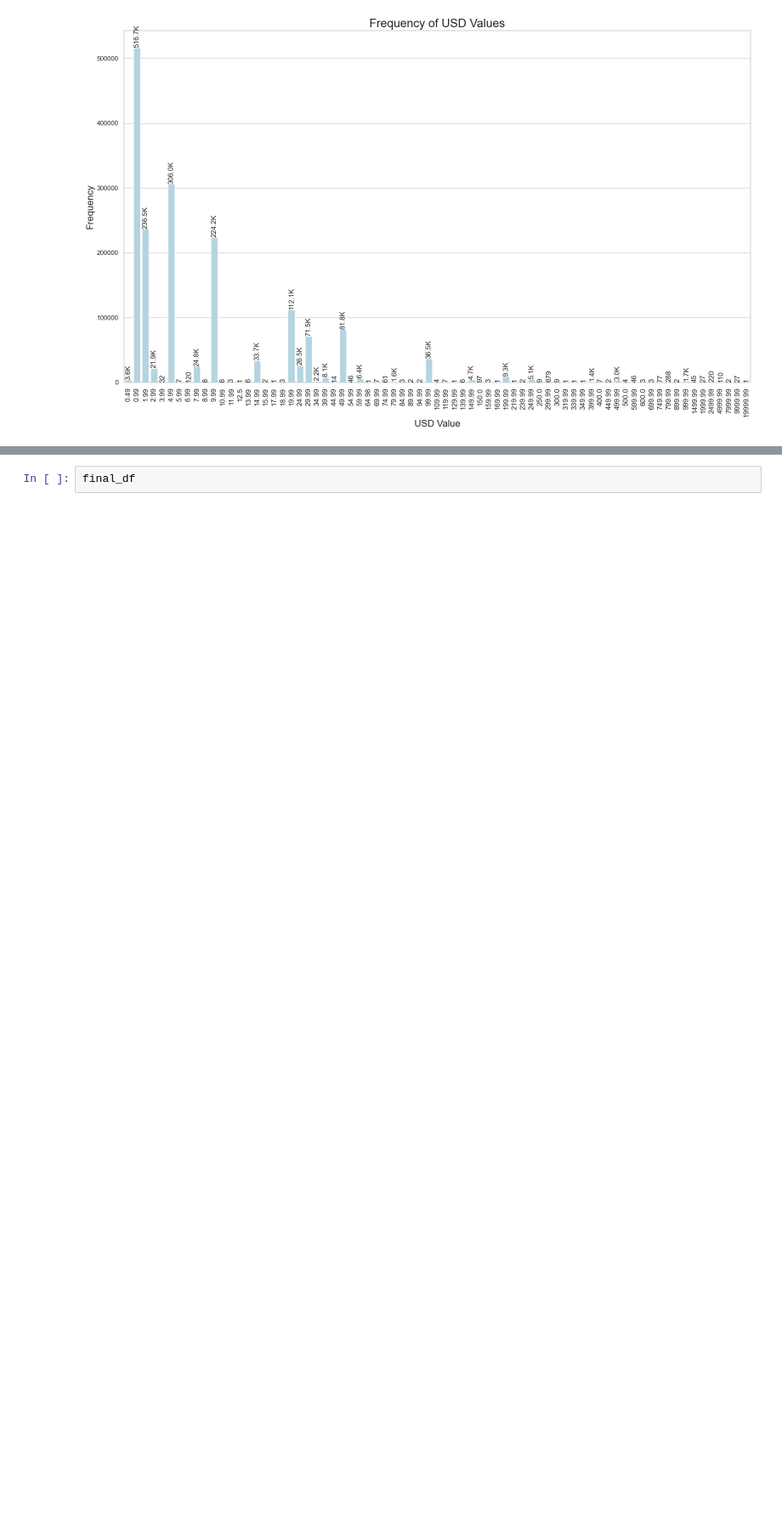
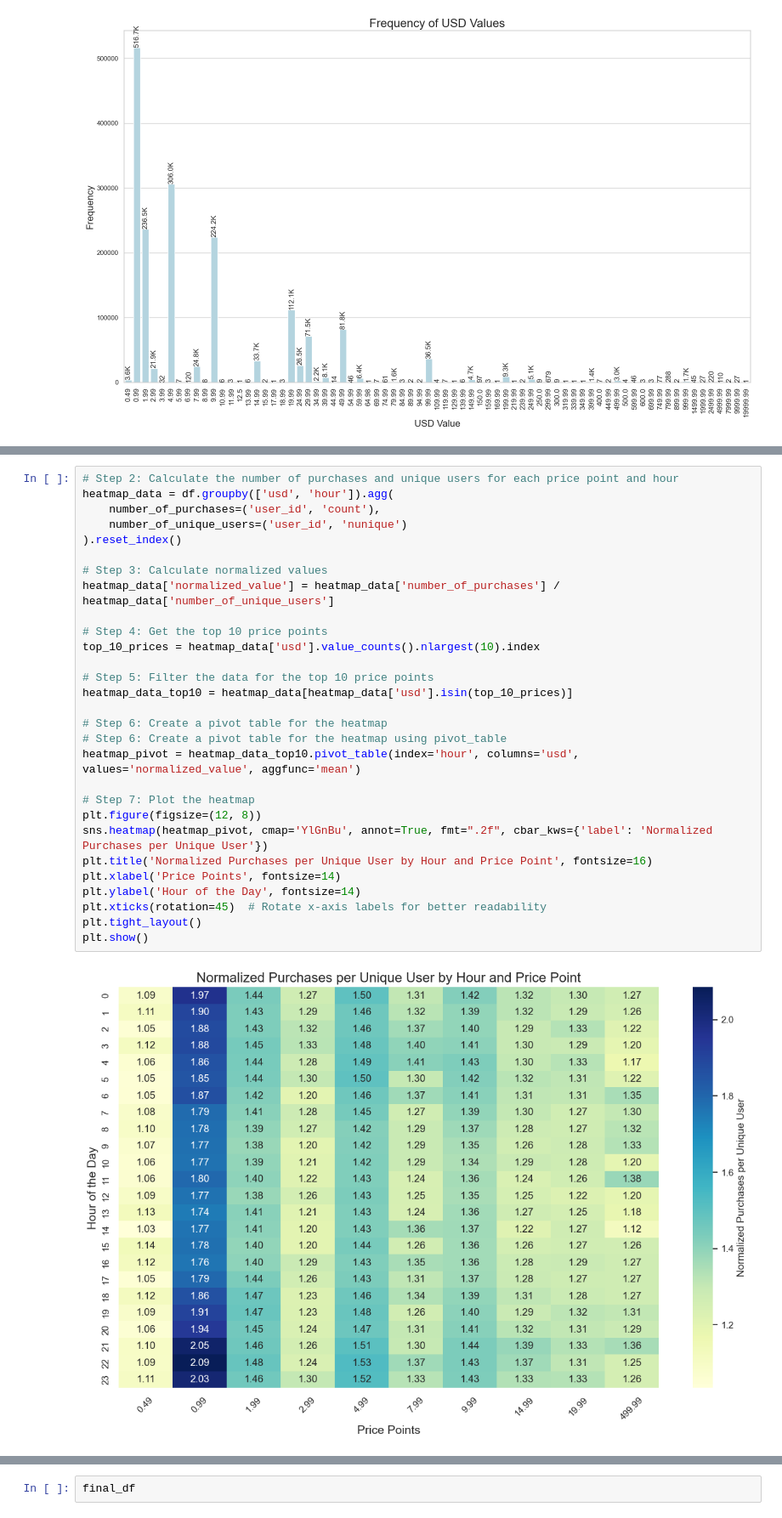
Before and after one commit to arkadymankovsky/tango-home-assignment, a Jupyter notebook: eda.ipynb, the cells around one changed output, grey strips where cells are left out. Shown at 85% size. Saved outputs shown, nothing was run; the diff lists cells and outputs as text; blank space fills up the shorter version.

```diff
--- a/eda.ipynb
+++ b/eda.ipynb
@@ -182,3 +193,34 @@ plt.show()
+# %%
+# Step 2: Calculate the number of purchases and unique users for each price point and hour
+heatmap_data = df.groupby(['usd', 'hour']).agg(
+    number_of_purchases=('user_id', 'count'),
+    number_of_unique_users=('user_id', 'nunique')
+).reset_index()
+
+# Step 3: Calculate normalized values
+heatmap_data['normalized_value'] = heatmap_data['number_of_purchases'] / heatmap_data['number_of_unique_users']
+
+# Step 4: Get the top 10 price points
+top_10_prices = heatmap_data['usd'].value_counts().nlargest(10).index
+
+# Step 5: Filter the data for the top 10 price points
+heatmap_data_top10 = heatmap_data[heatmap_data['usd'].isin(top_10_prices)]
+
+# Step 6: Create a pivot table for the heatmap
+# Step 6: Create a pivot table for the heatmap using pivot_table
+heatmap_pivot = heatmap_data_top10.pivot_table(index='hour', columns='usd', values='normalized_value', aggfunc='mean')
+
+# Step 7: Plot the heatmap
+plt.figure(figsize=(12, 8))
+sns.heatmap(heatmap_pivot, cmap='YlGnBu', annot=True, fmt=".2f", cbar_kws={'label': 'Normalized Purchases per Unique User'})
+plt.title('Normalized Purchases per Unique User by Hour and Price Point', fontsize=16)
+plt.xlabel('Price Points', fontsize=14)
+plt.ylabel('Hour of the Day', fontsize=14)
+plt.xticks(rotation=45)  # Rotate x-axis labels for better readability
+plt.tight_layout()
+plt.show()
+# %% [output]
+[figure, added]
 # %%
 
 # Create figure with two subplots
```
Also changed, not shown: parts of 7 cells of this notebook.
